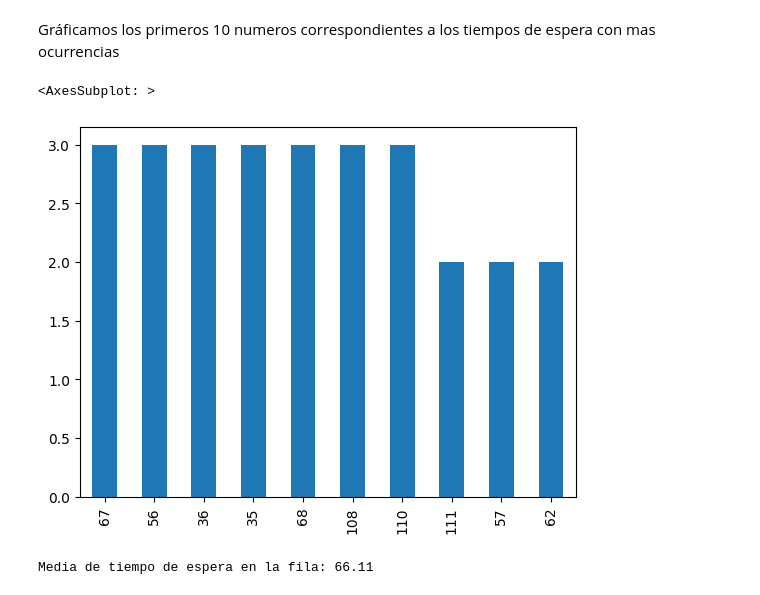
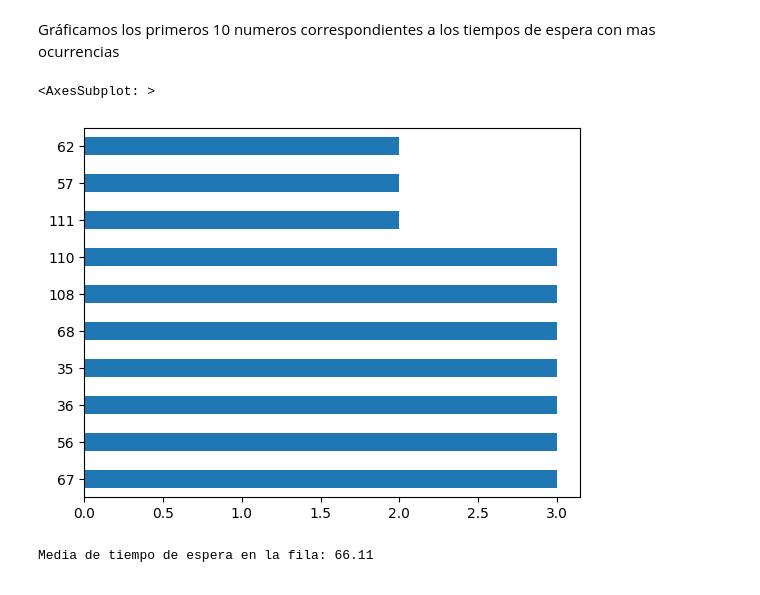
Before and after one commit to KevinBR117/proyecto_simulacion, a Jupyter notebook: proyecto.ipynb, the cells around one changed output. Drawn from its saved outputs; the diff is of its cells as text; code cells hidden in the pictures.

```diff
--- a/proyecto.ipynb
+++ b/proyecto.ipynb
@@ -363,10 +363,10 @@ Name: a, dtype: int64
 # %% [markdown]
 Gráficamos los primeros 10 numeros correspondientes a los tiempos de espera con mas ocurrencias
 # %%
-df["a"].value_counts()[:10].plot(kind ="bar")
+df["a"].value_counts()[:10].plot(kind ="barh")
 # %% [output]
 <AxesSubplot: >
-[figure, old version]
+[figure, new version]
 # %%
 # media de tiempo de espera en la fila
 import statistics
```
